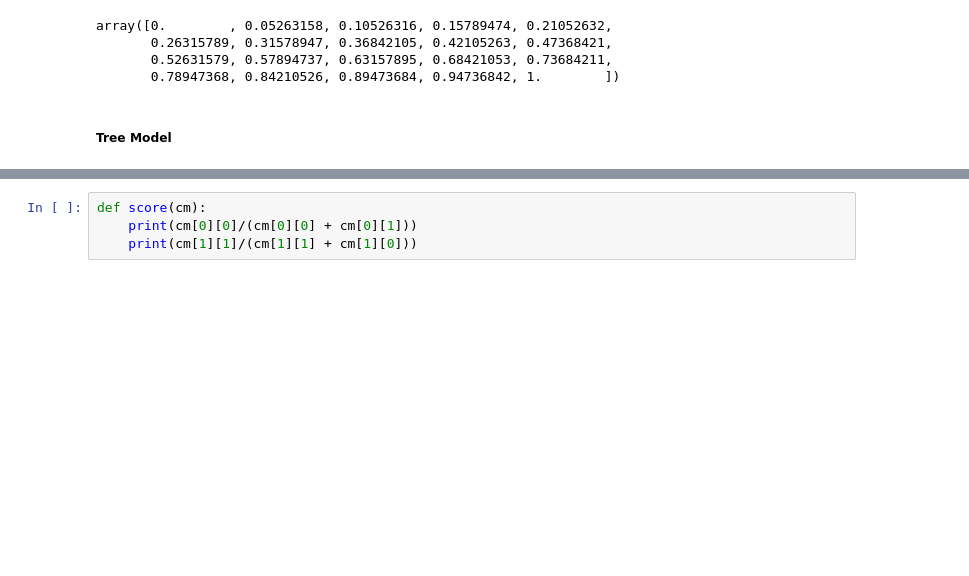
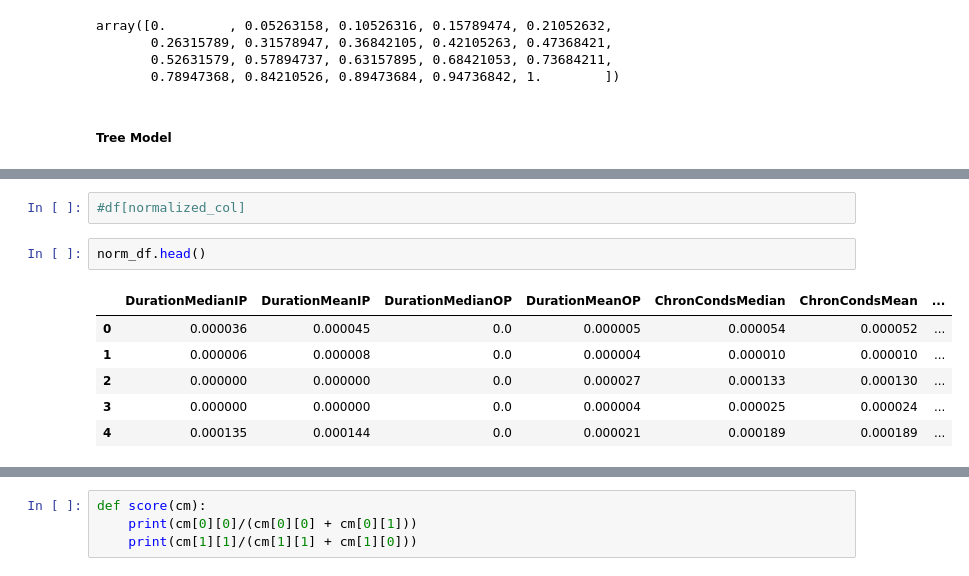
Before and after one commit to microwolf/capstone_healthcare_fraud, a Jupyter notebook: contributors/patrice/scripts/Machine Learning.ipynb, the cells around one changed output, grey strips where cells are left out. Cells and saved outputs as stored; diff of their text form; blank space fills up the shorter version.

```diff
--- a/contributors/patrice/scripts/Machine Learning.ipynb
+++ b/contributors/patrice/scripts/Machine Learning.ipynb
@@ -180,0 +158,11 @@ from sklearn.metrics import confusion_matrix
+# %%
+#df[normalized_col]
+# %%
+norm_df.head()
+# %% [output]
+|  | DurationMedianIP | DurationMeanIP | DurationMedianOP | DurationMeanOP | ChronCondsMedian | ChronCondsMean | ... |
+| 0 | 0.000036 | 0.000045 | 0.0 | 0.000005 | 0.000054 | 0.000052 | ... |
+| 1 | 0.000006 | 0.000008 | 0.0 | 0.000004 | 0.000010 | 0.000010 | ... |
+| 2 | 0.000000 | 0.000000 | 0.0 | 0.000027 | 0.000133 | 0.000130 | ... |
+| 3 | 0.000000 | 0.000000 | 0.0 | 0.000004 | 0.000025 | 0.000024 | ... |
+| 4 | 0.000135 | 0.000144 | 0.0 | 0.000021 | 0.000189 | 0.000189 | ... |
```
Also changed, not shown: parts of 23 cells of this notebook, 2 other files.
